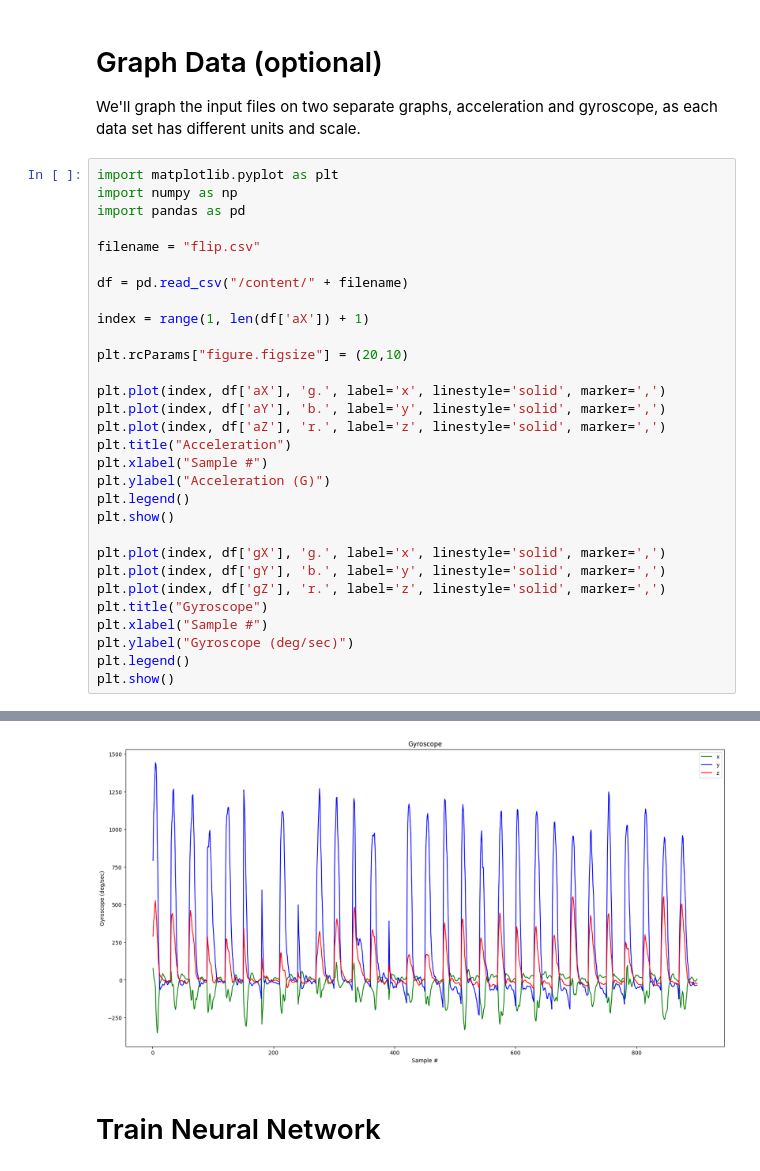
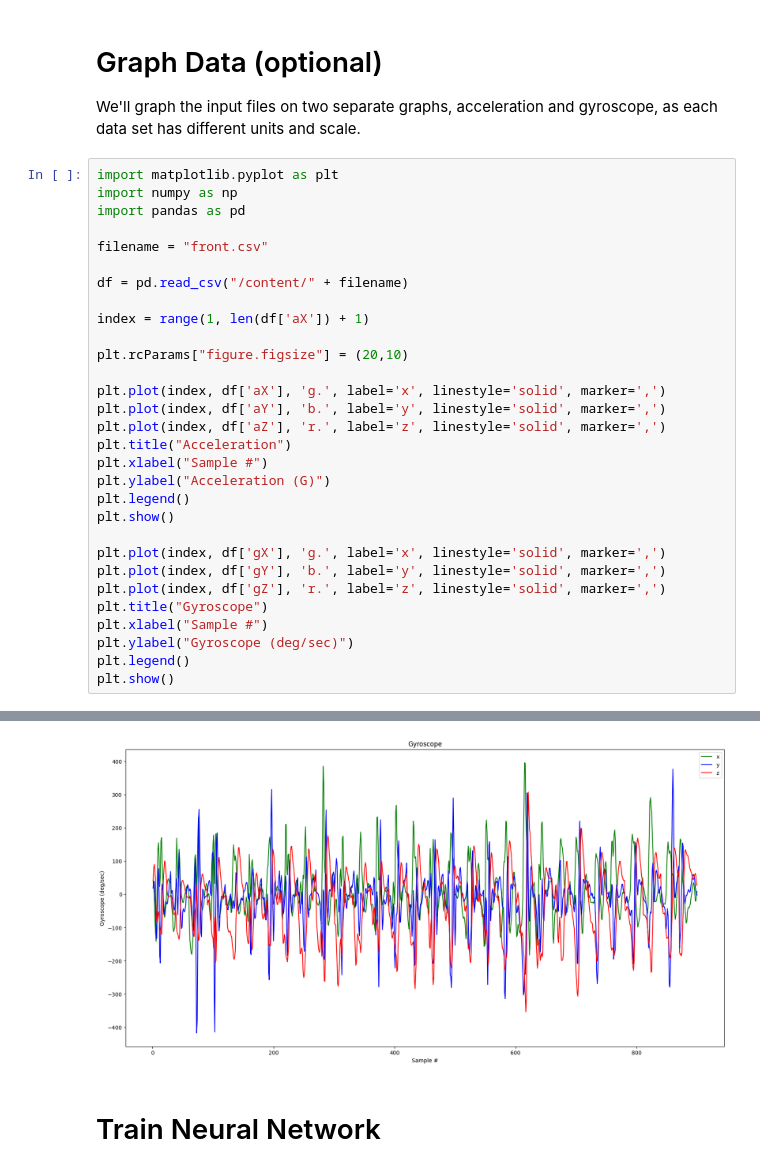
Before and after one commit to JinPingOu/remote_robot_control_by_gesture, a Jupyter notebook: Gesture_Training/arduino_tinyml_workshop.ipynb, the cells around one changed output, grey strips where cells are left out. Drawn from its saved outputs; the diff is of its cells as text.

```diff
--- a/Gesture_Training/arduino_tinyml_workshop.ipynb
+++ b/Gesture_Training/arduino_tinyml_workshop.ipynb
@@ -49,7 +49,7 @@ import matplotlib.pyplot as plt
 import numpy as np
 import pandas as pd
 
-filename = "flip.csv"
+filename = "front.csv"
 
 df = pd.read_csv("/content/" + filename)
 
@@ -79,4 +79,4 @@ plt.show()
-[figure, old version]
+[figure, new version]
 # %% [markdown]
 # Train Neural Network
 # %% [markdown]
```
Also changed, not shown: parts of 16 cells of this notebook, 12 other files.
